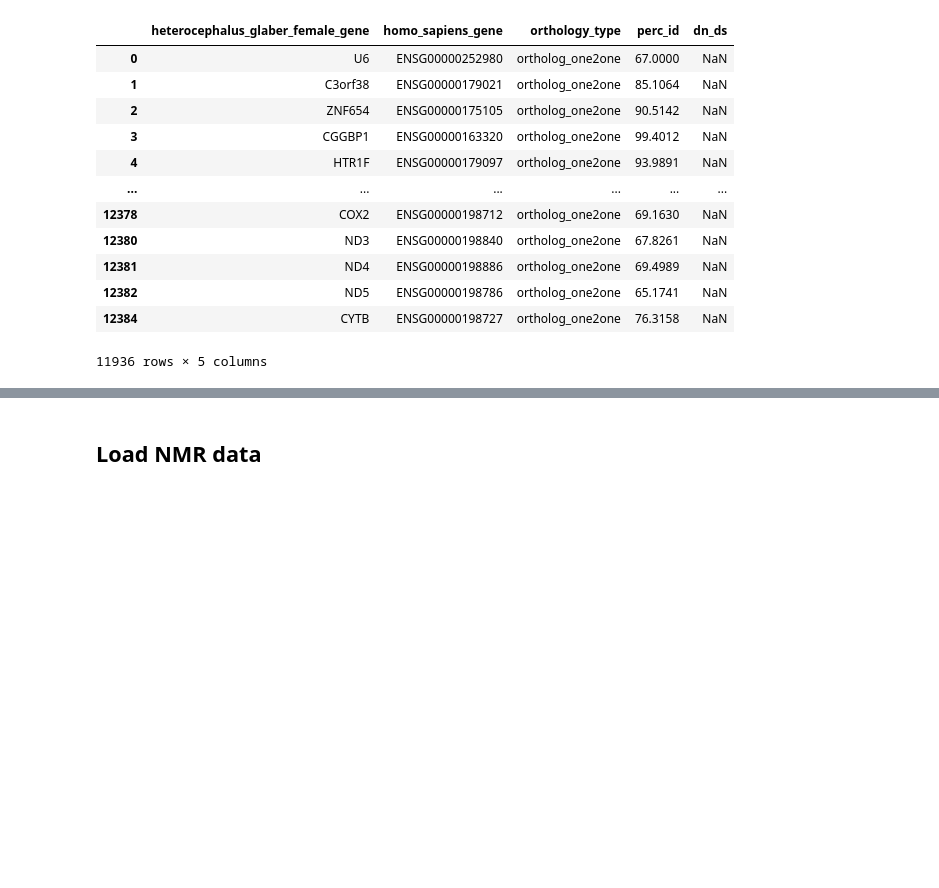
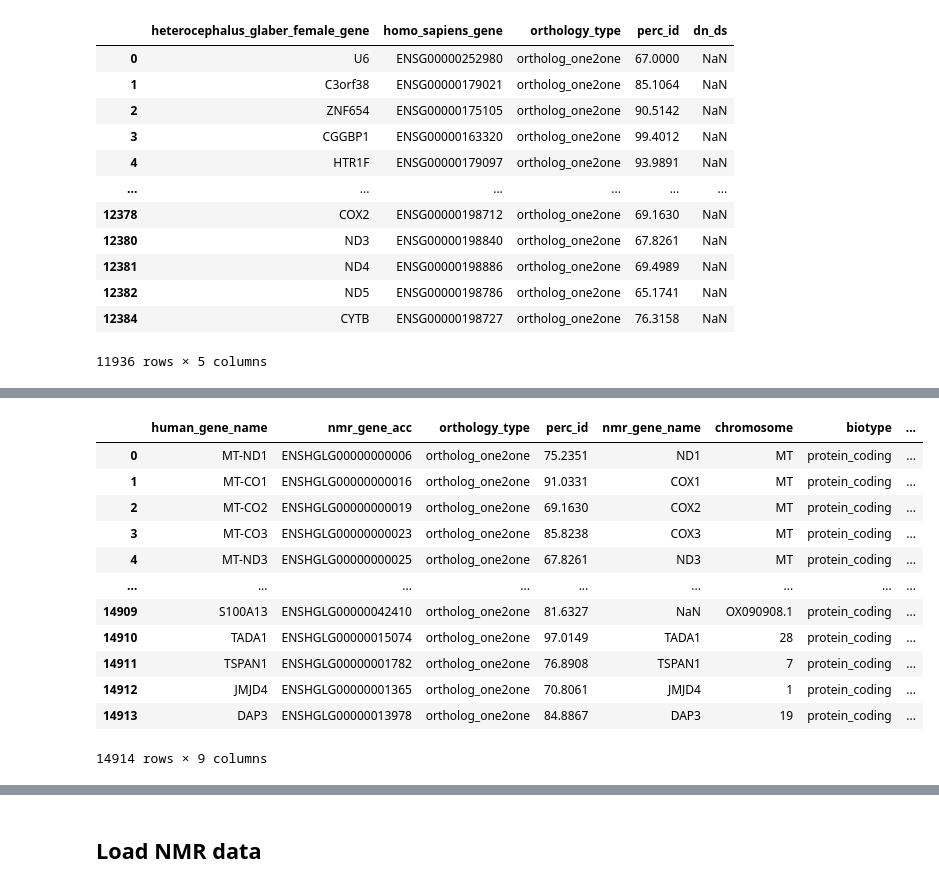
Before and after one commit to raqcoss/NMR-snRNA-seq, a Jupyter notebook: auto_annotation/auto_cellannotator.ipynb, the cells around one changed output, grey strips where cells are left out. Saved outputs shown, nothing was run; the diff lists cells and outputs as text; code cells hidden in the pictures; blank space fills up the shorter version.

```diff
--- a/auto_annotation/auto_cellannotator.ipynb
+++ b/auto_annotation/auto_cellannotator.ipynb
@@ -42,3 +42,7 @@ nmr2human
 | 12382 | ND5 | ENSG00000198786 | ortholog_one2one | 65.1741 | NaN |
 | 12384 | CYTB | ENSG00000198727 | ortholog_one2one | 76.3158 | NaN |
 11936 rows × 5 columns
+# %%
+human2nmr = pd.read_csv('/home/raquelcr/NMR-snRNA-seq/auto_annotation/human_to_nmr.csv')
+human2nmr = human2nmr[human2nmr['perc_id']>60] # filter out by perc_id
+human2nmr
@@ -44,0 +63,24 @@ nmr2human
+# %%
+nmr_genes = pd.read_csv('/home/raquelcr/NMR-snRNA-seq/auto_annotation/nmr_genes_biomart.csv')
+human_genes = pd.read_csv('/home/raquelcr/NMR-snRNA-seq/auto_annotation/human_genes_biomart.csv')
+nmr_genes['heterocephalus_glaber_female_gene'] = nmr_genes['gene_id']
+human_genes['homo_sapiens_gene'] = human_genes['gene_id']
+full_hum2nmr = pd.merge(human2nmr.drop('dn_ds',axis=1), nmr_genes.drop('gene_id',axis=1), on='heterocephalus_glaber_female_gene')
+full_nmr2hum = pd.merge(nmr2human.drop('dn_ds',axis=1), human_genes.drop('gene_id',axis=1), on='homo_sapiens_gene')
+full_hum2nmr.rename(columns={'homo_sapiens_gene':'human_gene_name', 'heterocephalus_glaber_female_gene':'nmr_gene_acc','gene_name':'nmr_gene_name'},inplace=True)
+full_nmr2hum.rename(columns={'heterocephalus_glaber_female_gene':'nmr_gene_name','homo_sapiens_gene':'human_gene_acc','gene_name':'human_gene_name'},inplace=True)
+full_hum2nmr
+# %% [output]
+|  | human_gene_name | nmr_gene_acc | orthology_type | perc_id | nmr_gene_name | chromosome | biotype | ... |
+| 0 | MT-ND1 | ENSHGLG00000000006 | ortholog_one2one | 75.2351 | ND1 | MT | protein_coding | ... |
+| 1 | MT-CO1 | ENSHGLG00000000016 | ortholog_one2one | 91.0331 | COX1 | MT | protein_coding | ... |
+| 2 | MT-CO2 | ENSHGLG00000000019 | ortholog_one2one | 69.1630 | COX2 | MT | protein_coding | ... |
+| 3 | MT-CO3 | ENSHGLG00000000023 | ortholog_one2one | 85.8238 | COX3 | MT | protein_coding | ... |
+| 4 | MT-ND3 | ENSHGLG00000000025 | ortholog_one2one | 67.8261 | ND3 | MT | protein_coding | ... |
+| ... | ... | ... | ... | ... | ... | ... | ... | ... |
+| 14909 | S100A13 | ENSHGLG00000042410 | ortholog_one2one | 81.6327 | NaN | OX090908.1 | protein_coding | ... |
+| 14910 | TADA1 | ENSHGLG00000015074 | ortholog_one2one | 97.0149 | TADA1 | 28 | protein_coding | ... |
+| 14911 | TSPAN1 | ENSHGLG00000001782 | ortholog_one2one | 76.8908 | TSPAN1 | 7 | protein_coding | ... |
+| 14912 | JMJD4 | ENSHGLG00000001365 | ortholog_one2one | 70.8061 | JMJD4 | 1 | protein_coding | ... |
+| 14913 | DAP3 | ENSHGLG00000013978 | ortholog_one2one | 84.8867 | DAP3 | 19 | protein_coding | ... |
+14914 rows × 9 columns
```
Also changed, not shown: parts of 4 cells of this notebook, 3 other files.
